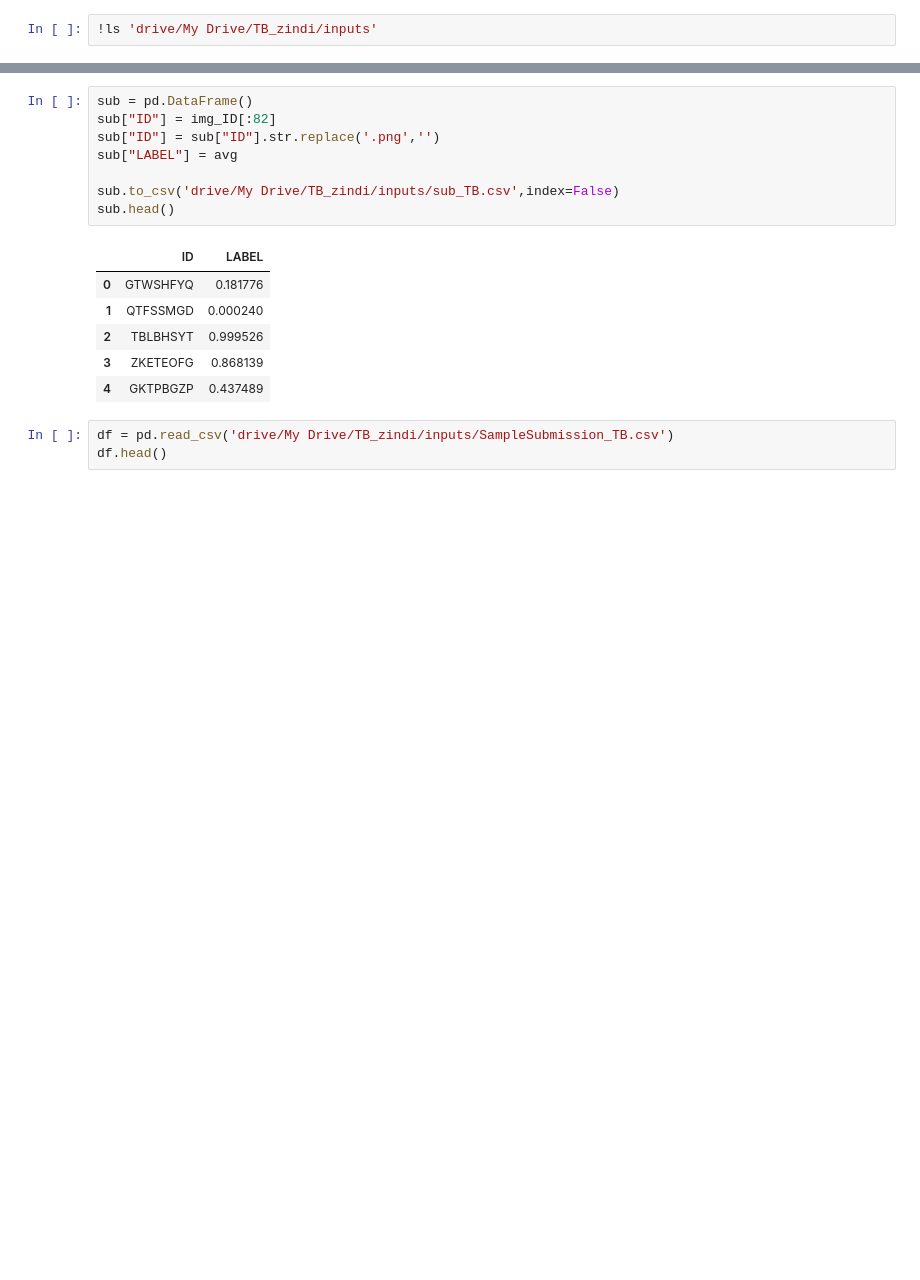
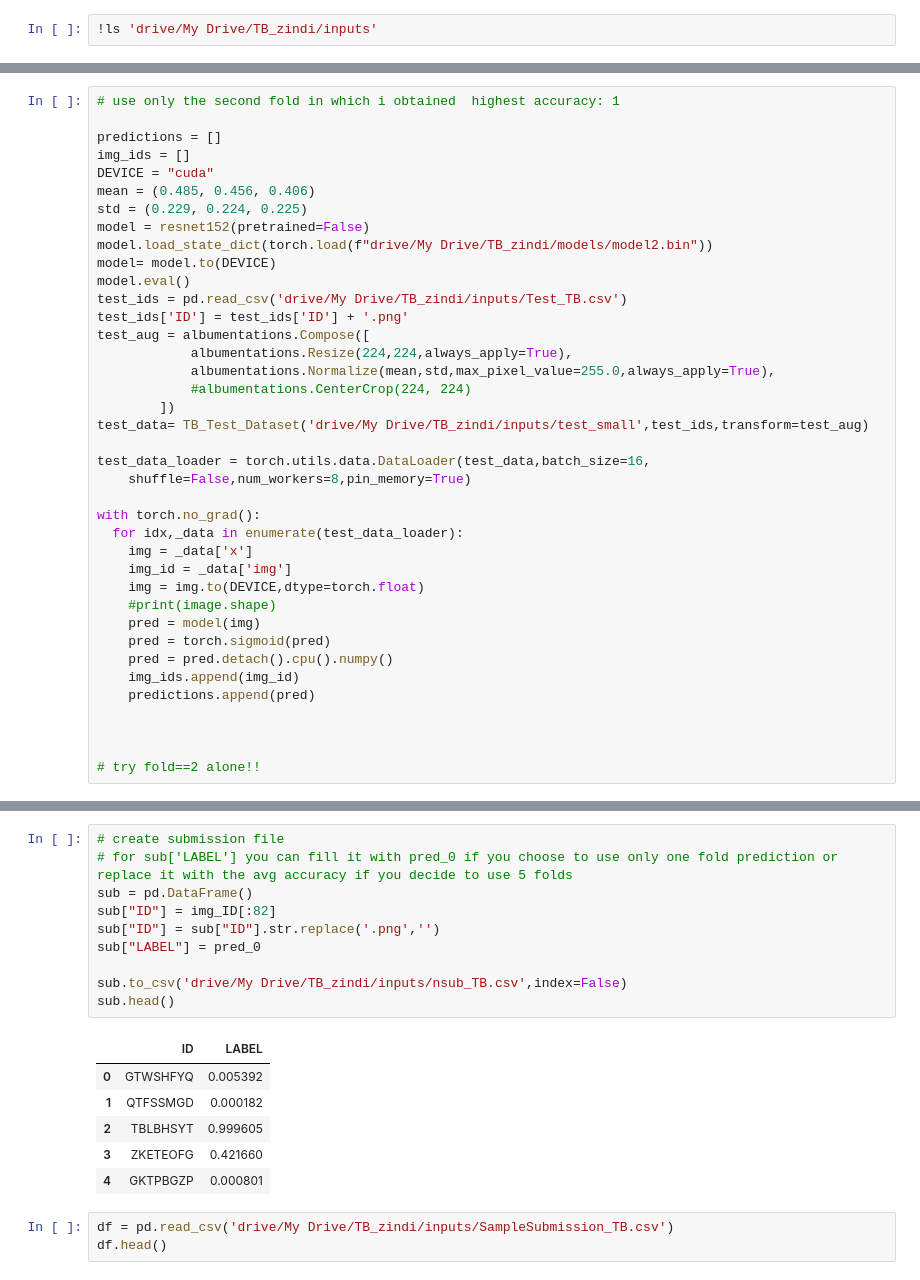
Before and after one commit to anashas/Runmila-AI-Institute-minoHealth-AI-Labs-Tuberculosis-Classification-via-X-Rays-Challenge, a Jupyter notebook: notebook/TB.ipynb, the cells around one changed output, grey strips where cells are left out. Cells and saved outputs as stored; diff of their text form; blank space fills up the shorter version.

```diff
--- a/notebook/TB.ipynb
+++ b/notebook/TB.ipynb
@@ -186,4 +209,43 @@ for fold in range(5):
         pred = pred.detach().cpu().numpy()
         img_ids.append(img_id)
         predictions.append(pred)
+# %%
+# use only the second fold in which i obtained  highest accuracy: 1
+
+predictions = []
+img_ids = []
+DEVICE = "cuda"
+mean = (0.485, 0.456, 0.406)
+std = (0.229, 0.224, 0.225)
+model = resnet152(pretrained=False)
+model.load_state_dict(torch.load(f"drive/My Drive/TB_zindi/models/model2.bin"))
+model= model.to(DEVICE)
+model.eval()
+test_ids = pd.read_csv('drive/My Drive/TB_zindi/inputs/Test_TB.csv')
+test_ids['ID'] = test_ids['ID'] + '.png'
+test_aug = albumentations.Compose([
+            albumentations.Resize(224,224,always_apply=True),
+            albumentations.Normalize(mean,std,max_pixel_value=255.0,always_apply=True),
+            #albumentations.CenterCrop(224, 224)
+        ])
+test_data= TB_Test_Dataset('drive/My Drive/TB_zindi/inputs/test_small',test_ids,transform=test_aug)
+
+test_data_loader = torch.utils.data.DataLoader(test_data,batch_size=16,
+    shuffle=False,num_workers=8,pin_memory=True)
+
+with torch.no_grad():
+  for idx,_data in enumerate(test_data_loader):
+    img = _data['x']
+    img_id = _data['img']
+    img = img.to(DEVICE,dtype=torch.float)
+    #print(image.shape)
+    pred = model(img)
+    pred = torch.sigmoid(pred)
+    pred = pred.detach().cpu().numpy()
+    img_ids.append(img_id)
+    predictions.append(pred)
+
+
+
+# try fold==2 alone!!
 # %%
@@ -219,20 +285,22 @@ print(avg.shape)
 # %% [output]
 (82, 1)
 # %%
+# create submission file
+# for sub['LABEL'] you can fill it with pred_0 if you choose to use only one fold prediction or replace it with the avg accuracy if you decide to use 5 folds
 sub = pd.DataFrame()
 sub["ID"] = img_ID[:82]
 sub["ID"] = sub["ID"].str.replace('.png','')
-sub["LABEL"] = avg
+sub["LABEL"] = pred_0
 
-sub.to_csv('drive/My Drive/TB_zindi/inputs/sub_TB.csv',index=False)
+sub.to_csv('drive/My Drive/TB_zindi/inputs/nsub_TB.csv',index=False)
 sub.head()
 # %% [output]
 |  | ID | LABEL |
-| 0 | GTWSHFYQ | 0.181776 |
-| 1 | QTFSSMGD | 0.000240 |
-| 2 | TBLBHSYT | 0.999526 |
-| 3 | ZKETEOFG | 0.868139 |
-| 4 | GKTPBGZP | 0.437489 |
+| 0 | GTWSHFYQ | 0.005392 |
+| 1 | QTFSSMGD | 0.000182 |
+| 2 | TBLBHSYT | 0.999605 |
+| 3 | ZKETEOFG | 0.421660 |
+| 4 | GKTPBGZP | 0.000801 |
 # %%
 df = pd.read_csv('drive/My Drive/TB_zindi/inputs/SampleSubmission_TB.csv')
 df.head()
```
Also changed, not shown: parts of 12 cells of this notebook.
